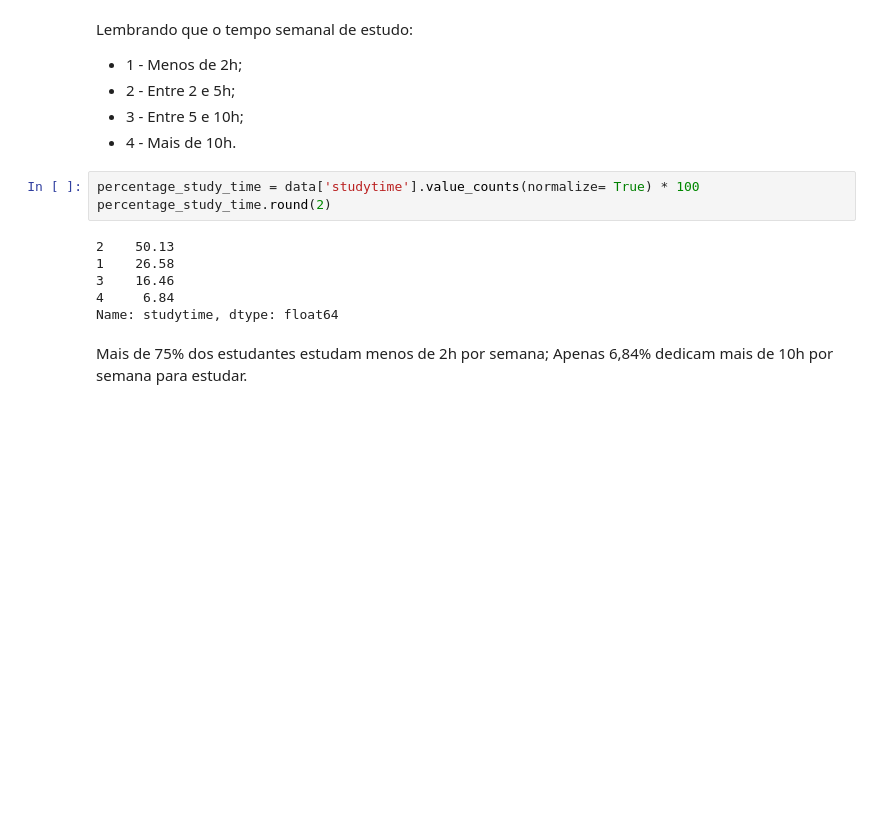
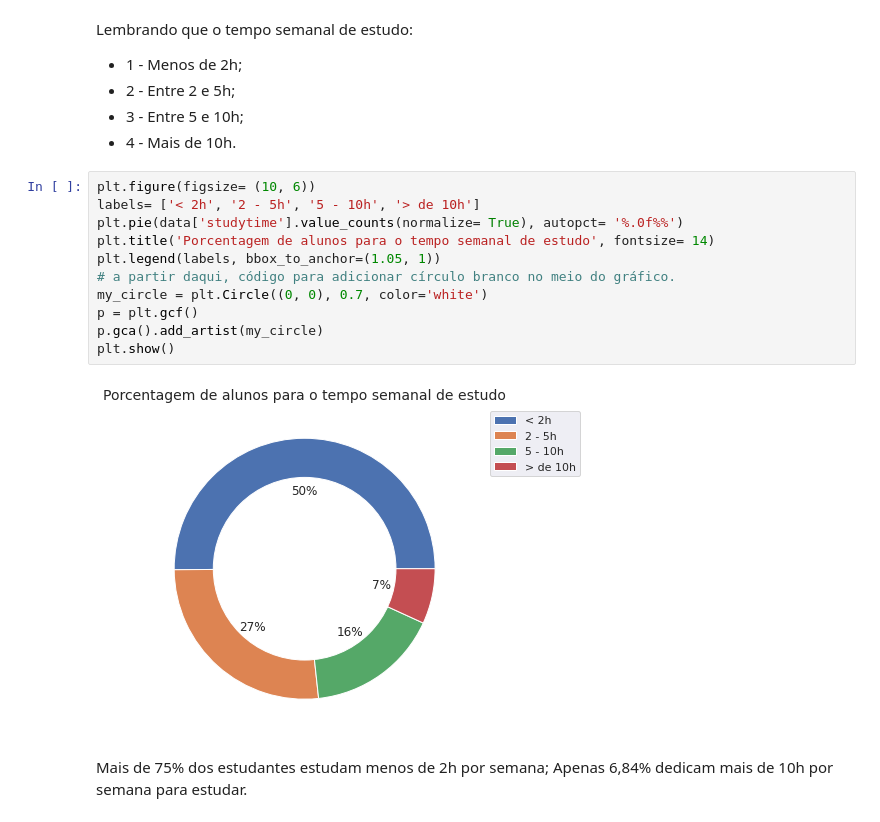
Before and after one commit to DamodaraBarbosa/machine_learning_studies, a Jupyter notebook: Student_Predict_Grade.ipynb, the cells around one changed output. Saved outputs shown, nothing was run; the diff lists cells and outputs as text; blank space fills up the shorter version.

```diff
--- a/Student_Predict_Grade.ipynb
+++ b/Student_Predict_Grade.ipynb
@@ -728,15 +754,19 @@ Lembrando que o tempo semanal de estudo:
 * 2 - Entre 2 e 5h;
 * 3 - Entre 5 e 10h;
 * 4 - Mais de 10h.
-# %%
-percentage_study_time = data['studytime'].value_counts(normalize= True) * 100
-percentage_study_time.round(2)
-# %% [output]
-2    50.13
-1    26.58
-3    16.46
-4     6.84
-Name: studytime, dtype: float64
+# %%
+plt.figure(figsize= (10, 6))
+labels= ['< 2h', '2 - 5h', '5 - 10h', '> de 10h']
+plt.pie(data['studytime'].value_counts(normalize= True), autopct= '%.0f%%')
+plt.title('Porcentagem de alunos para o tempo semanal de estudo', fontsize= 14)
+plt.legend(labels, bbox_to_anchor=(1.05, 1))
+# a partir daqui, código para adicionar círculo branco no meio do gráfico.
+my_circle = plt.Circle((0, 0), 0.7, color='white')
+p = plt.gcf()
+p.gca().add_artist(my_circle)
+plt.show()
+# %% [output]
+[figure, added]
 # %% [markdown]
 Mais de 75% dos estudantes estudam menos de 2h por semana;
 Apenas 6,84% dedicam mais de 10h por semana para estudar.
```
Also changed, not shown: parts of 40 cells of this notebook.
